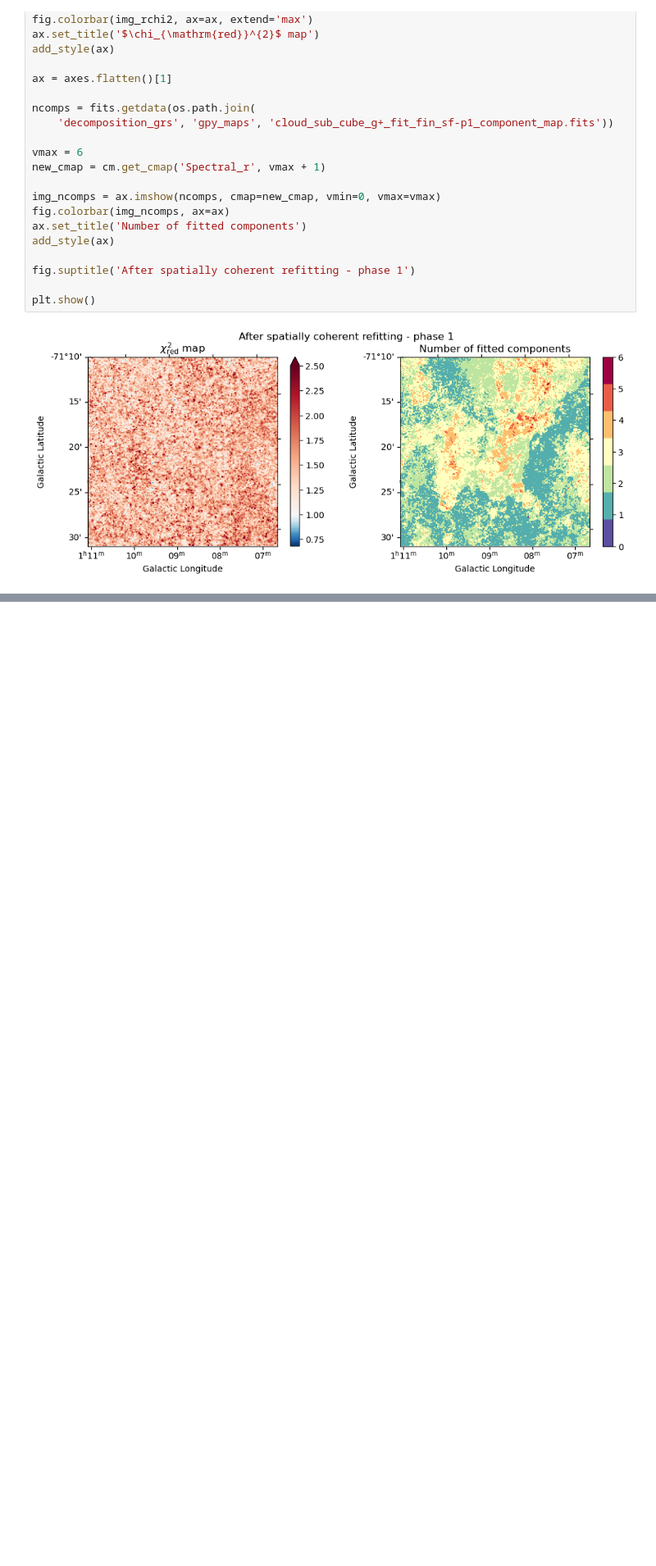
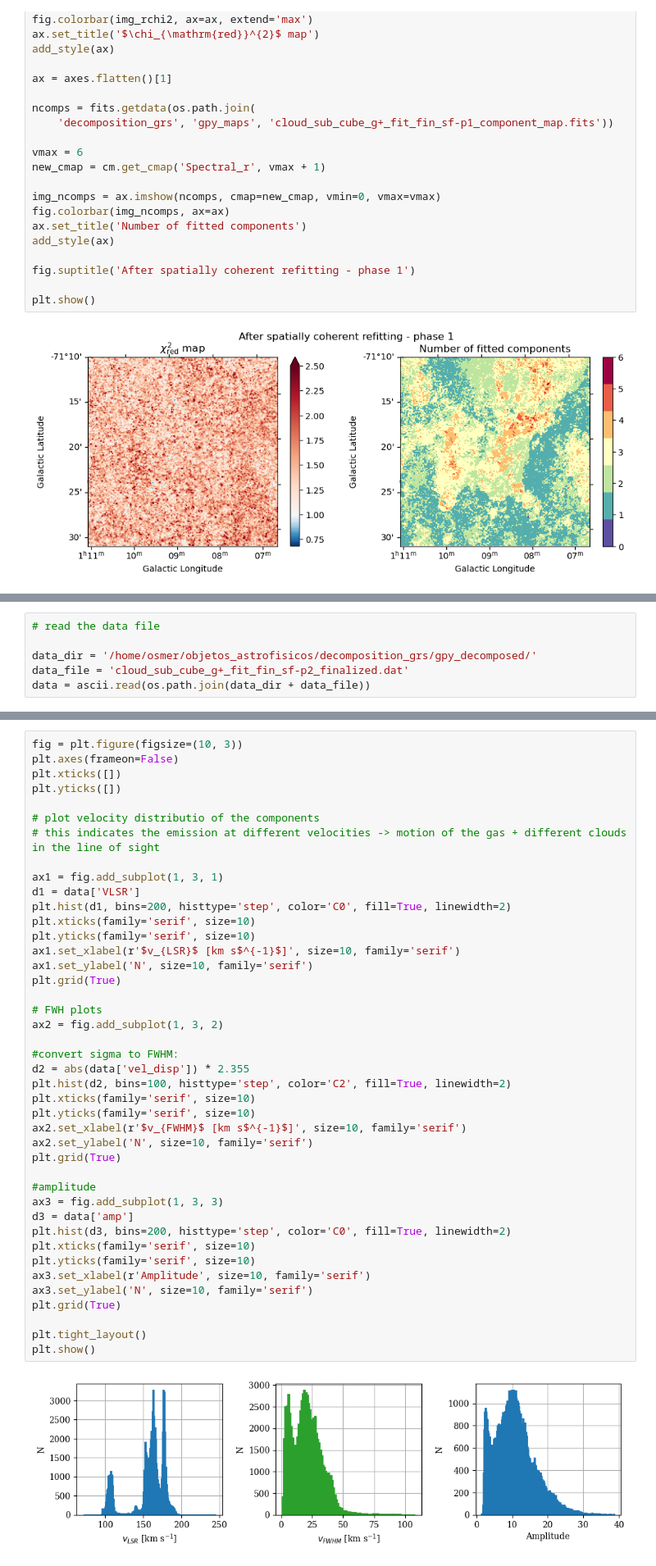
Before and after one commit to OsmerSuarez/Homeworks, a Jupyter notebook: Homework1_Suarez.ipynb, the cells around one changed output, grey strips where cells are left out. Shown at 82% size. Saved outputs shown, nothing was run; the diff lists cells and outputs as text; blank space fills up the shorter version.

```diff
--- a/Homework1_Suarez.ipynb
+++ b/Homework1_Suarez.ipynb
@@ -301,0 +392,6 @@ plt.show()
+# %%
+# read the data file
+
+data_dir = '/home/osmer/objetos_astrofisicos/decomposition_grs/gpy_decomposed/'
+data_file = 'cloud_sub_cube_g+_fit_fin_sf-p2_finalized.dat'
+data = ascii.read(os.path.join(data_dir + data_file))
@@ -301,0 +418,44 @@ plt.show()
+# %%
+fig = plt.figure(figsize=(10, 3))
+plt.axes(frameon=False)
+plt.xticks([])
+plt.yticks([])
+
+# plot velocity distributio of the components
+# this indicates the emission at different velocities -> motion of the gas + different clouds in the line of sight
+
+ax1 = fig.add_subplot(1, 3, 1)
+d1 = data['VLSR']
+plt.hist(d1, bins=200, histtype='step', color='C0', fill=True, linewidth=2)
+plt.xticks(family='serif', size=10)
+plt.yticks(family='serif', size=10)
+ax1.set_xlabel(r'$v_{LSR}$ [km s$^{-1}$]', size=10, family='serif')
+ax1.set_ylabel('N', size=10, family='serif')
+plt.grid(True)
+
+# FWH plots
+ax2 = fig.add_subplot(1, 3, 2)
+
+#convert sigma to FWHM:
+d2 = abs(data['vel_disp']) * 2.355
+plt.hist(d2, bins=100, histtype='step', color='C2', fill=True, linewidth=2)
+plt.xticks(family='serif', size=10)
+plt.yticks(family='serif', size=10)
+ax2.set_xlabel(r'$v_{FWHM}$ [km s$^{-1}$]', size=10, family='serif')
+ax2.set_ylabel('N', size=10, family='serif')
+plt.grid(True)
+
+#amplitude
+ax3 = fig.add_subplot(1, 3, 3)
+d3 = data['amp']
+plt.hist(d3, bins=200, histtype='step', color='C0', fill=True, linewidth=2)
+plt.xticks(family='serif', size=10)
+plt.yticks(family='serif', size=10)
+ax3.set_xlabel(r'Amplitude', size=10, family='serif')
+ax3.set_ylabel('N', size=10, family='serif')
+plt.grid(True)
+
+plt.tight_layout()
+plt.show()
+# %% [output]
+[figure, added]
```
Also changed, not shown: parts of 17 cells of this notebook.
